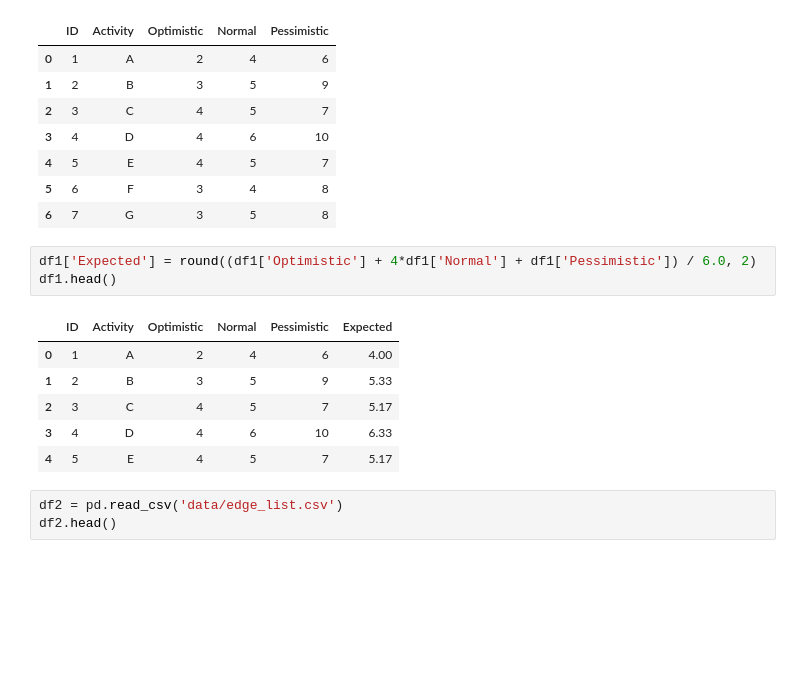
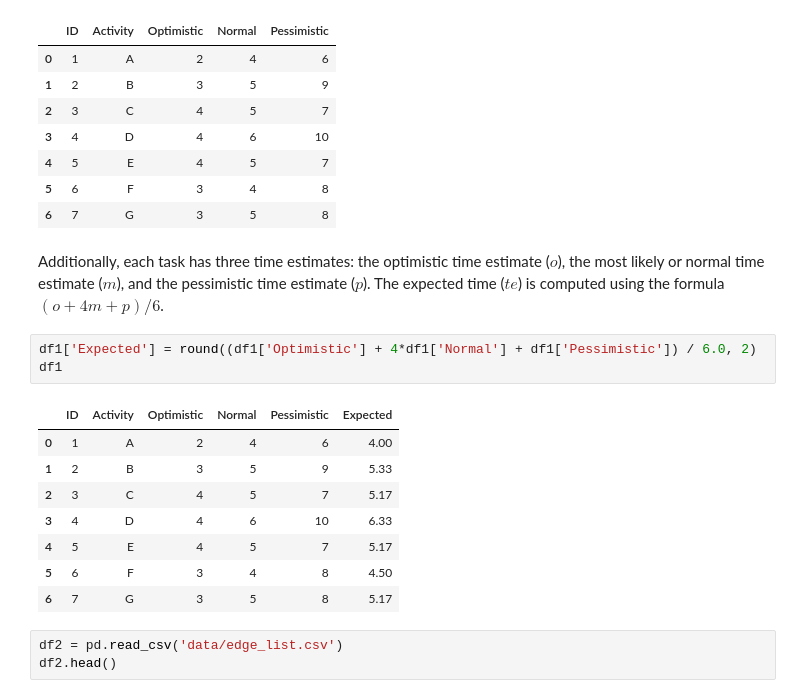
Before and after one commit to IvanHalim/DAG-project, a Jupyter notebook: Parsing.ipynb, the cells around one changed output. Cells and saved outputs as stored; diff of their text form; blank space fills up the shorter version.

```diff
--- a/Parsing.ipynb
+++ b/Parsing.ipynb
@@ -86,16 +86,20 @@ df1
 | 4 | 5 | E | 4 | 5 | 7 |
 | 5 | 6 | F | 3 | 4 | 8 |
 | 6 | 7 | G | 3 | 5 | 8 |
+# %% [markdown]
+Additionally, each task has three time estimates: the optimistic time estimate ($o$), the most likely or normal time estimate ($m$), and the pessimistic time estimate ($p$). The expected time ($te$) is computed using the formula $(o + 4m + p) / 6$.
 # %%
 df1['Expected'] = round((df1['Optimistic'] + 4*df1['Normal'] + df1['Pessimistic']) / 6.0, 2)
-df1.head()
+df1
 # %% [output]
 |  | ID | Activity | Optimistic | Normal | Pessimistic | Expected |
 | 0 | 1 | A | 2 | 4 | 6 | 4.00 |
 | 1 | 2 | B | 3 | 5 | 9 | 5.33 |
 | 2 | 3 | C | 4 | 5 | 7 | 5.17 |
 | 3 | 4 | D | 4 | 6 | 10 | 6.33 |
 | 4 | 5 | E | 4 | 5 | 7 | 5.17 |
+| 5 | 6 | F | 3 | 4 | 8 | 4.50 |
+| 6 | 7 | G | 3 | 5 | 8 | 5.17 |
 # %%
 df2 = pd.read_csv('data/edge_list.csv')
 df2.head()
```
